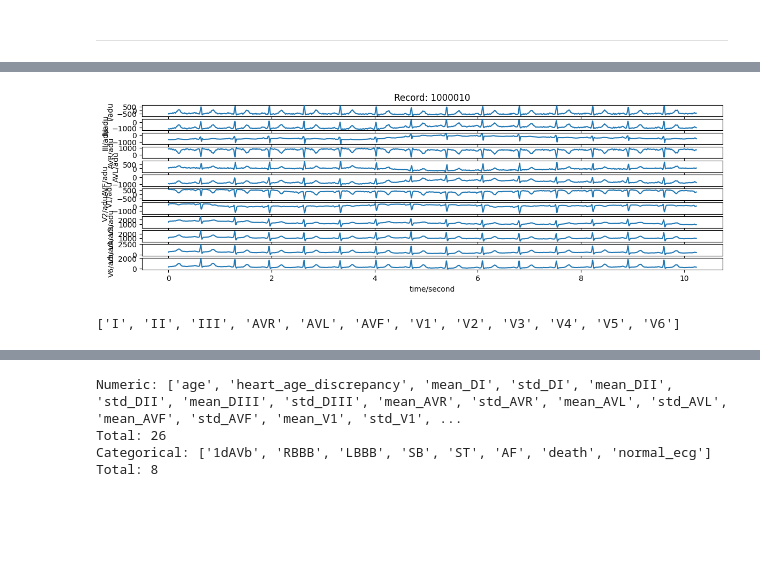
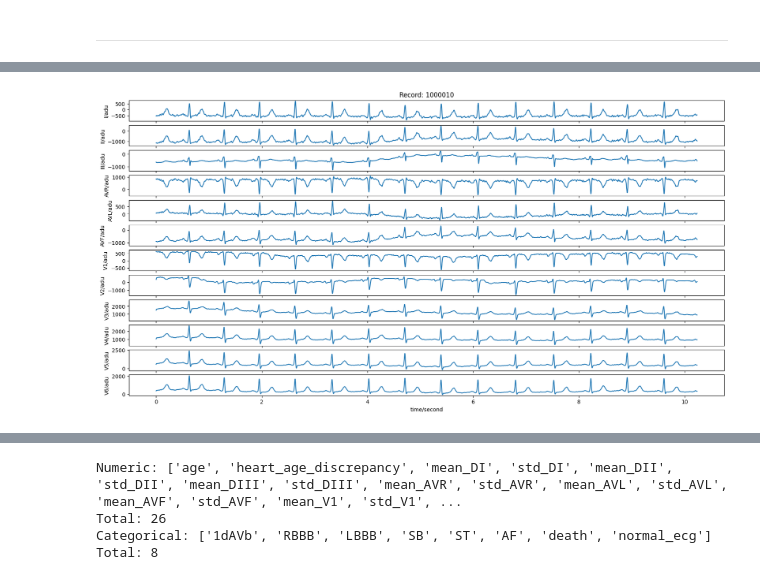
Before and after one commit to MatteoFasulo/ECG-Chagas, a Jupyter notebook: notebook.ipynb, the cells around one changed output, grey strips where cells are left out. Drawn from its saved outputs; the diff is of its cells as text; code cells hidden in the pictures; blank space fills up the shorter version.

```diff
--- a/notebook.ipynb
+++ b/notebook.ipynb
@@ -198,5 +209,12 @@ df.to_csv("data/data.csv", index=False, encoding='utf-8')
 # %%
-example_record = str(train_data_folder.absolute()) + "/" + train_records[0]
-header = load_header(example_record)
-signals, fields = load_signals(example_record)
-frequency = get_sampling_frequency(header)
+import re
+
+for i in range(0, 39798):
+    example_record = str(train_data_folder.absolute()) + "/" + train_records[i]
+    header = load_header(example_record)
+    signals, fields = load_signals(example_record)
+    frequency = get_sampling_frequency(header)
+    label = get_label(header)
+    patient_id = int(re.search(r"(\d+)", fields['comments'][1]).group(1))
+    if label == 0:
+        break
@@ -208,8 +229,4 @@ label
 # %%
-wfdb.plot_wfdb(record=wfdb.rdrecord(example_record, physical=False), figsize=figsize)
+wfdb.plot_wfdb(record=wfdb.rdrecord(example_record, physical=False), figsize=(20, 10))
 # %% [output]
-[figure, old version]
+[figure, new version]
-# %%
-fields['sig_name']
-# %% [output]
-['I', 'II', 'III', 'AVR', 'AVL', 'AVF', 'V1', 'V2', 'V3', 'V4', 'V5', 'V6']
```
Also changed, not shown: parts of 31 cells of this notebook, 2 other files.
